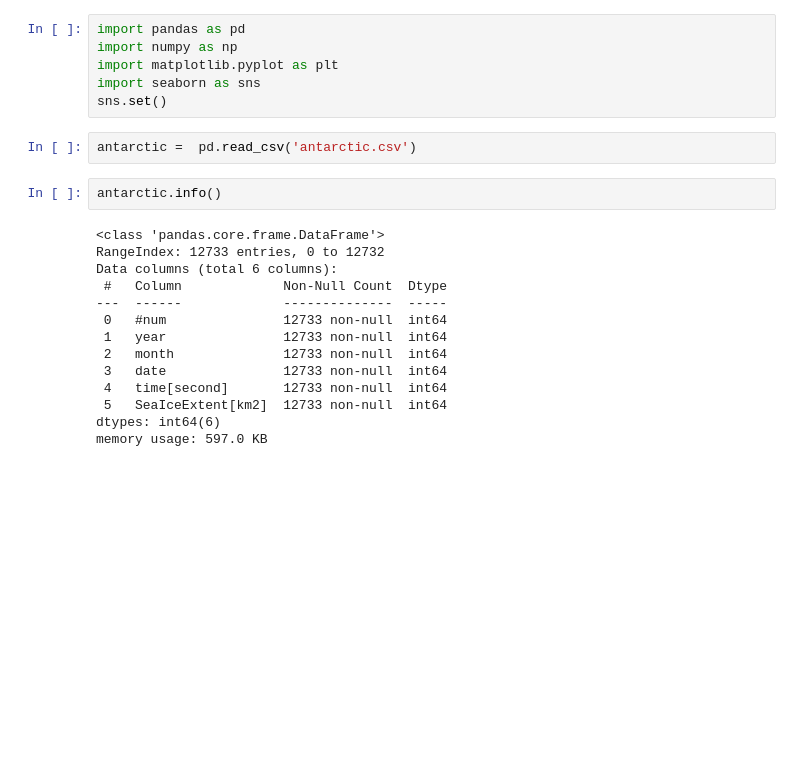
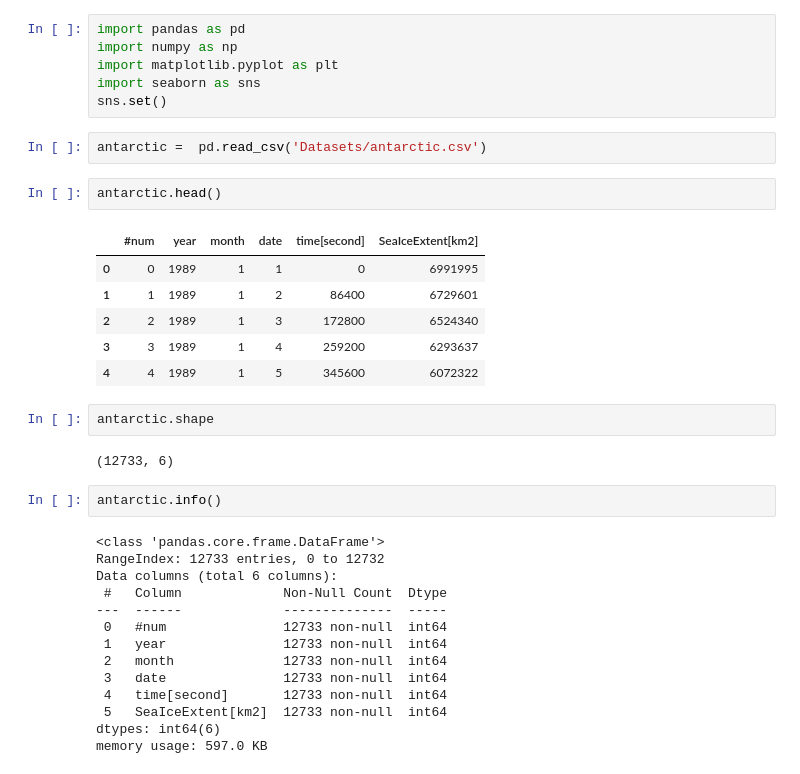
Before and after one commit to dilancroos/ice_extent, a Jupyter notebook: sea_ice.ipynb, the cells around one changed output. Drawn from its saved outputs; the diff is of its cells as text; blank space fills up the shorter version.

```diff
--- a/sea_ice.ipynb
+++ b/sea_ice.ipynb
@@ -5,7 +5,20 @@ import matplotlib.pyplot as plt
 import seaborn as sns
 sns.set()
 # %%
-antarctic =  pd.read_csv('antarctic.csv')
+antarctic =  pd.read_csv('Datasets/antarctic.csv')
+# %%
+antarctic.head()
+# %% [output]
+|  | #num | year | month | date | time[second] | SeaIceExtent[km2] |
+| 0 | 0 | 1989 | 1 | 1 | 0 | 6991995 |
+| 1 | 1 | 1989 | 1 | 2 | 86400 | 6729601 |
+| 2 | 2 | 1989 | 1 | 3 | 172800 | 6524340 |
+| 3 | 3 | 1989 | 1 | 4 | 259200 | 6293637 |
+| 4 | 4 | 1989 | 1 | 5 | 345600 | 6072322 |
+# %%
+antarctic.shape
+# %% [output]
+(12733, 6)
 # %%
 antarctic.info()
 # %% [output]
```
Also changed, not shown: parts of 9 cells of this notebook.
